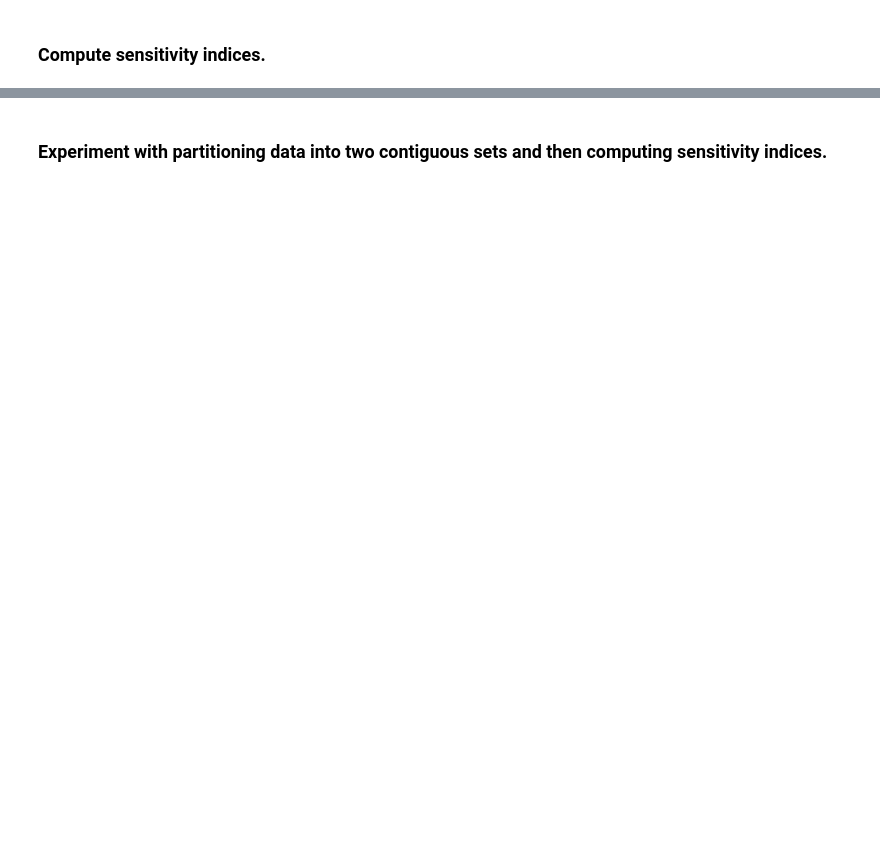
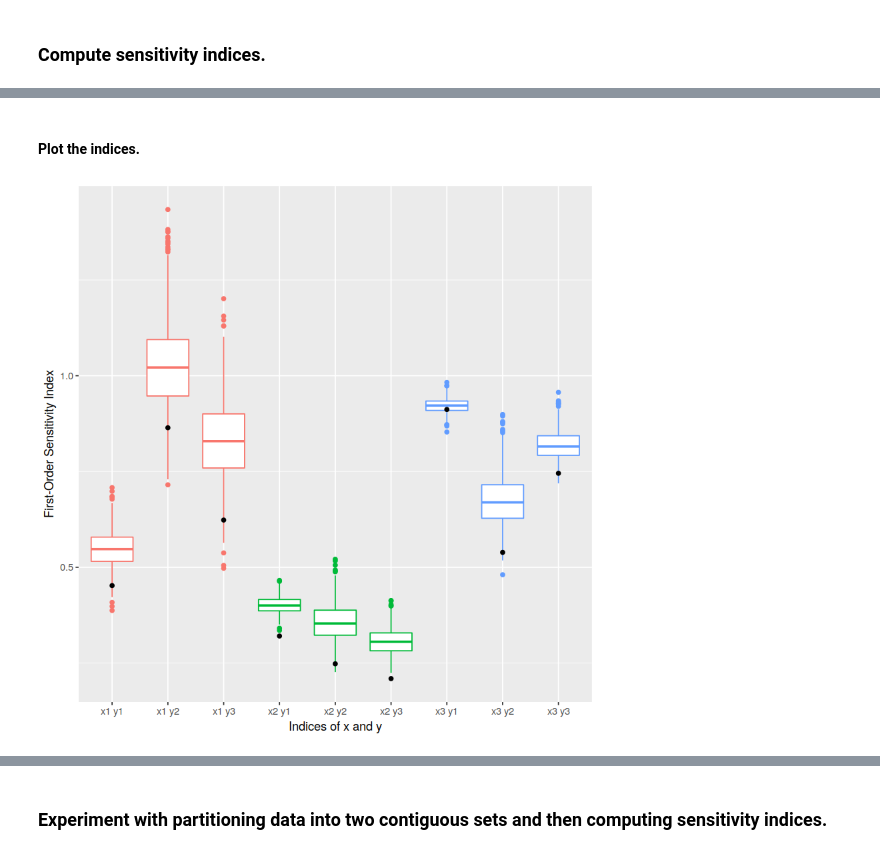
Before and after one commit to functionally/ssa, a Jupyter notebook: probabilistic-nested-design-v7.ipynb, the cells around one changed output, grey strips where cells are left out. Saved outputs shown, nothing was run; the diff lists cells and outputs as text; code cells hidden in the pictures; blank space fills up the shorter version.

Commit message:
increased sample size and added more explanation

```diff
--- a/probabilistic-nested-design-v7.ipynb
+++ b/probabilistic-nested-design-v7.ipynb
@@ -417 +482,15 @@ A data.table: 6 x 5
+# %%
+sensitivity_indices_resample <- function(xy, n) {
+    rows <- nrow(xy)
+    result <- cbind(n=0, sensitivity_indices(xy))
+    for (i in 1:n) {
+        xy.sample <- xy[sample(1:rows, rows, replace=TRUE)]
+        xy.sample[, sequence:=1:rows]
+        result <- rbind(
+            result,
+            cbind(n=i, sensitivity_indices(xy.sample))
+        )
+    }
+    result
+}
 # %% [markdown]
@@ -503,0 +498,3 @@ A data.table: 9 x 3
+# %%
+s.x <- sensitivity_indices_resample(xys.wide, 1000)
+s.x[n == 0]
@@ -503,0 +514,11 @@ A data.table: 9 x 3
+# %% [markdown]
+#### Plot the indices.
+# %%
+ggplot(s.x[n != 0], aes(x=paste(i, j), y=s.x, color=i)) +
+    geom_boxplot() +
+    xlab("Indices of x and y") +
+    ylab("First-Order Sensitivity Index") +
+    guides(color=FALSE) +
+    geom_point(data=s.x[n == 0], aes(x=paste(i, j), y=s.x), color="black")
+# %% [output]
+[figure, added]
```
Also changed, not shown: parts of 53 cells of this notebook, 4 other files.
